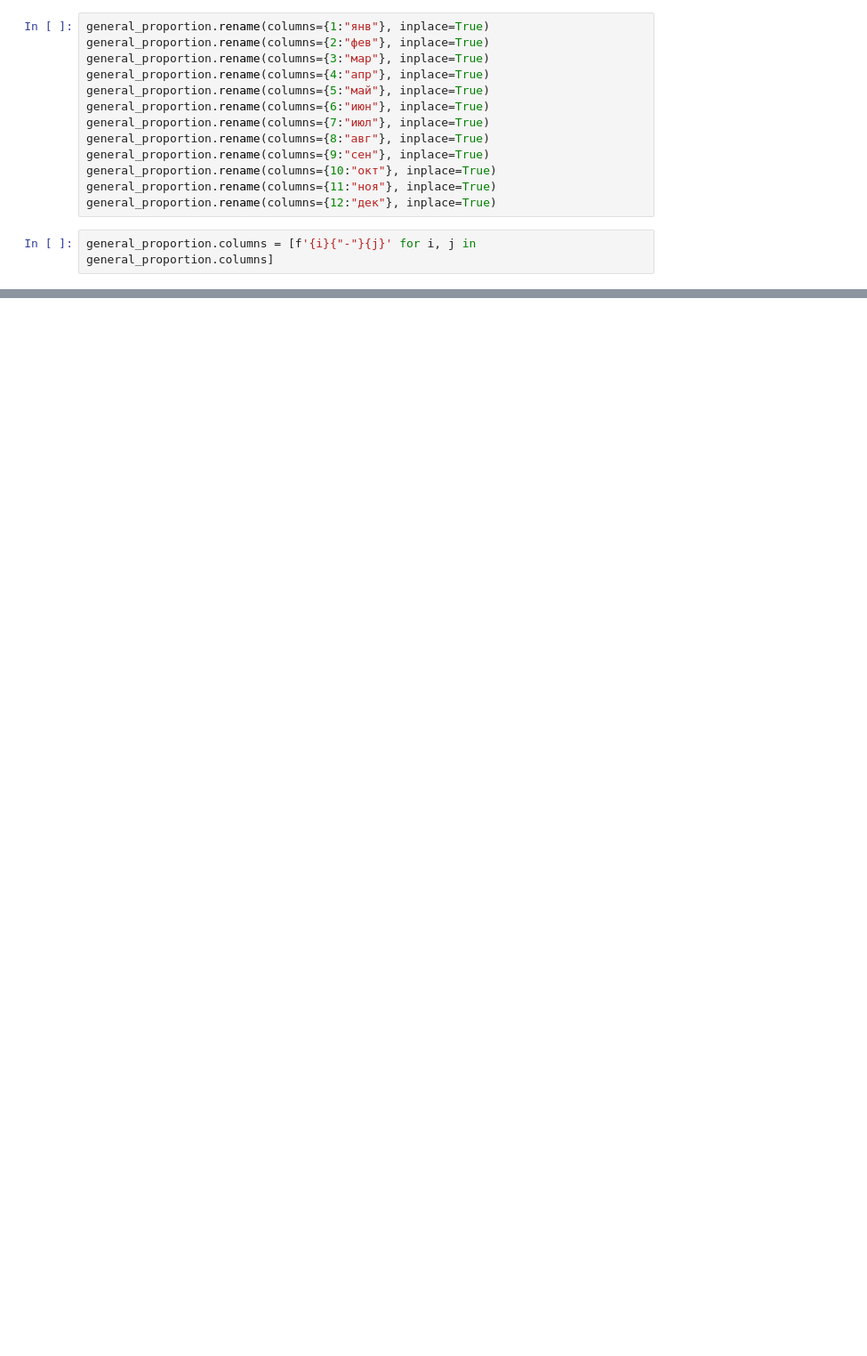
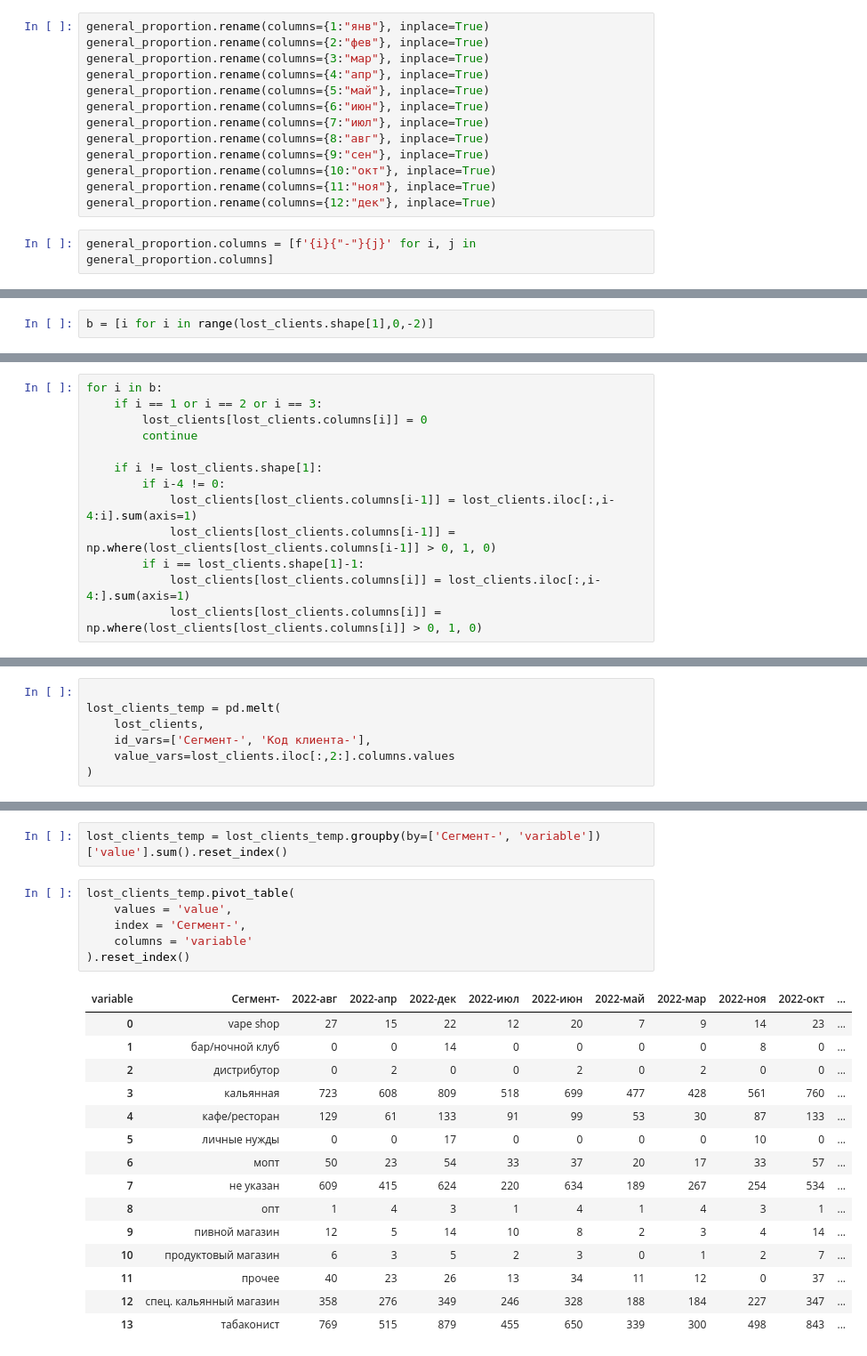
Before and after one commit to AlexeyKapralov/Scripts, a Jupyter notebook: Create_Business_Review/create_business_review.ipynb, the cells around one changed output, grey strips where cells are left out. Shown at 89% size. Cells and saved outputs as stored; diff of their text form; blank space fills up the shorter version.

Commit message:
SO_Script capitalize instead of title create_business_review don't finished, in particular block with lost clients

```diff
--- a/Create_Business_Review/create_business_review.ipynb
+++ b/Create_Business_Review/create_business_review.ipynb
@@ -84,0 +170,2 @@ general_proportion
+# %%
+b = [i for i in range(lost_clients.shape[1],0,-2)]
@@ -84,0 +176,13 @@ general_proportion
+# %%
+for i in b:
+    if i == 1 or i == 2 or i == 3:
+        lost_clients[lost_clients.columns[i]] = 0
+        continue
+
+    if i != lost_clients.shape[1]:
+        if i-4 != 0:
+            lost_clients[lost_clients.columns[i-1]] = lost_clients.iloc[:,i-4:i].sum(axis=1)
+            lost_clients[lost_clients.columns[i-1]] = np.where(lost_clients[lost_clients.columns[i-1]] > 0, 1, 0)
+        if i == lost_clients.shape[1]-1:
+            lost_clients[lost_clients.columns[i]] = lost_clients.iloc[:,i-4:].sum(axis=1)
+            lost_clients[lost_clients.columns[i]] = np.where(lost_clients[lost_clients.columns[i]] > 0, 1, 0)
@@ -84,0 +228,7 @@ general_proportion
+# %%
+
+lost_clients_temp = pd.melt(
+    lost_clients,
+    id_vars=['Сегмент-', 'Код клиента-'],
+    value_vars=lost_clients.iloc[:,2:].columns.values
+)
@@ -84,0 +255,24 @@ general_proportion
+# %%
+lost_clients_temp = lost_clients_temp.groupby(by=['Сегмент-', 'variable'])['value'].sum().reset_index()
+# %%
+lost_clients_temp.pivot_table(
+    values = 'value',
+    index = 'Сегмент-',
+    columns = 'variable'
+).reset_index()
+# %% [output]
+| variable | Сегмент- | 2022-авг | 2022-апр | 2022-дек | 2022-июл | 2022-июн | 2022-май | 2022-мар | 2022-ноя | 2022-окт | ... |
+| 0 | vape shop | 27 | 15 | 22 | 12 | 20 | 7 | 9 | 14 | 23 | ... |
+| 1 | бар/ночной клуб | 0 | 0 | 14 | 0 | 0 | 0 | 0 | 8 | 0 | ... |
+| 2 | дистрибутор | 0 | 2 | 0 | 0 | 2 | 0 | 2 | 0 | 0 | ... |
+| 3 | кальянная | 723 | 608 | 809 | 518 | 699 | 477 | 428 | 561 | 760 | ... |
+| 4 | кафе/ресторан | 129 | 61 | 133 | 91 | 99 | 53 | 30 | 87 | 133 | ... |
+| 5 | личные нужды | 0 | 0 | 17 | 0 | 0 | 0 | 0 | 10 | 0 | ... |
+| 6 | мопт | 50 | 23 | 54 | 33 | 37 | 20 | 17 | 33 | 57 | ... |
+| 7 | не указан | 609 | 415 | 624 | 220 | 634 | 189 | 267 | 254 | 534 | ... |
+| 8 | опт | 1 | 4 | 3 | 1 | 4 | 1 | 4 | 3 | 1 | ... |
+| 9 | пивной магазин | 12 | 5 | 14 | 10 | 8 | 2 | 3 | 4 | 14 | ... |
+| 10 | продуктовый магазин | 6 | 3 | 5 | 2 | 3 | 0 | 1 | 2 | 7 | ... |
+| 11 | прочее | 40 | 23 | 26 | 13 | 34 | 11 | 12 | 0 | 37 | ... |
+| 12 | спец. кальянный магазин | 358 | 276 | 349 | 246 | 328 | 188 | 184 | 227 | 347 | ... |
+| 13 | табаконист | 769 | 515 | 879 | 455 | 650 | 339 | 300 | 498 | 843 | ... |
```
Also changed, not shown: parts of 35 cells of this notebook, 1 other file.
